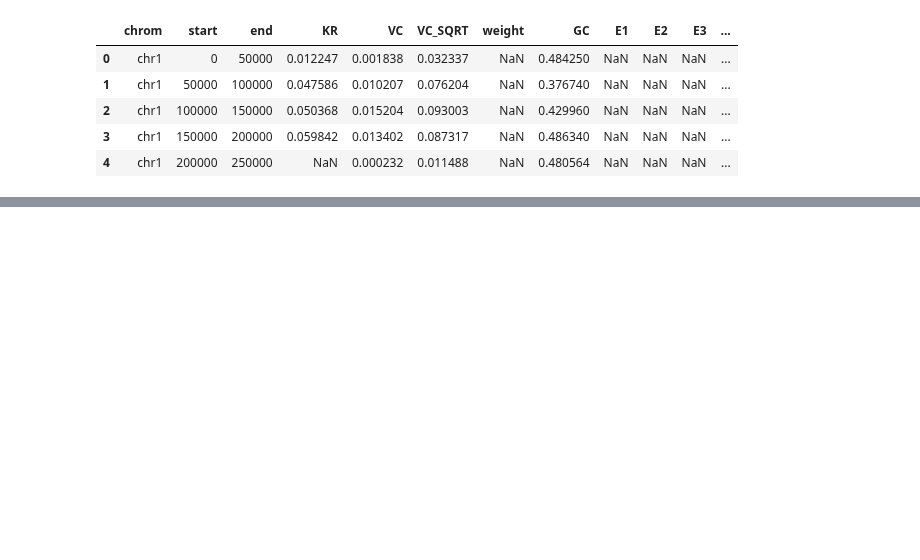
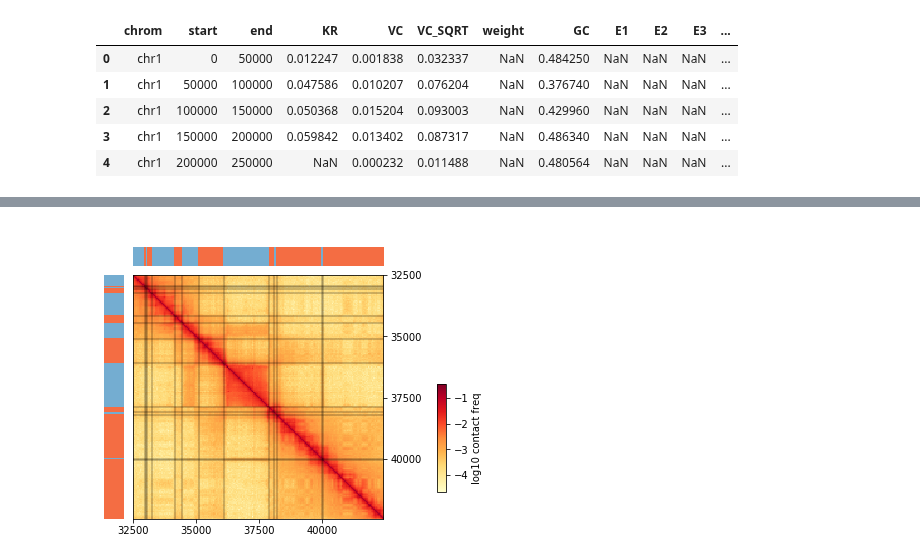
Before and after one commit to luisdiaz1997/HMM3P, a Jupyter notebook: notebooks/Figure1 - plotmap.ipynb, the cells around one changed output, grey strips where cells are left out. Saved outputs shown, nothing was run; the diff lists cells and outputs as text; code cells hidden in the pictures; blank space fills up the shorter version.

```diff
--- a/notebooks/Figure1 - plotmap.ipynb
+++ b/notebooks/Figure1 - plotmap.ipynb
@@ -12,6 +24,5 @@ cooler_file = '/pollard/data/wynton/consortia/4DN/rao2014/GM12878/4DNFIXP4QG5B.m
 # %%
-# load cooler, obtain bin table
+# load cooler at 50kb resolution from the mcool
+cooler_file = '../data/4DNFIXP4QG5B.mcool'
 resolution = 50000
-c = cooler.Cooler(cooler_file+'::resolutions/'+str(resolution))
-chromsizes = c.chromsizes
-bins = c.bins()[:]
+hic_cooler = cooler.Cooler(cooler_file+'::resolutions/'+str(resolution))
@@ -162,0 +200,8 @@ fig =plotmap(chr19_mat, hmm_track, start1, end1, start2, end2, chrom, hmm)
+# %%
+%matplotlib inline
+hmm= 'HMM3P'
+region1 = 'chr19:32,500,000-42,500,000'
+region2 = region1
+fig = plotmap(hic_cooler, hmm_track, region1, region2, annotation_type)
+# %% [output]
+[figure, added]
```
Also changed, not shown: parts of 21 cells of this notebook.
